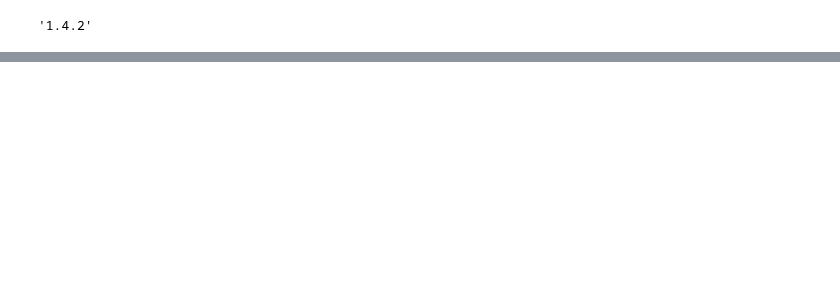
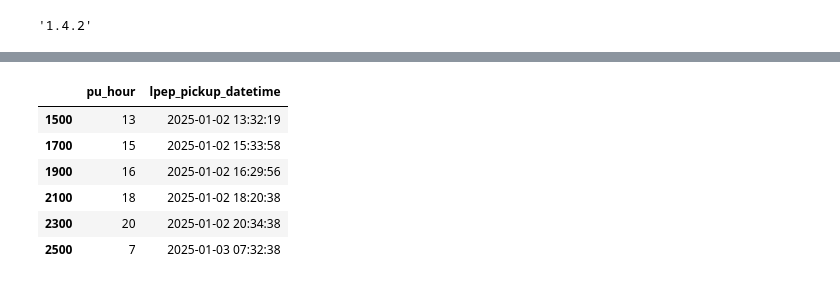
Before and after one commit to nateeatsrice/Taxi-Travel-Duration, a Jupyter notebook: 01-intro/EDA and Model Selection.ipynb, the cells around one changed output, grey strips where cells are left out. Cells and saved outputs as stored; diff of their text form; code cells hidden in the pictures; blank space fills up the shorter version.

```diff
--- a/01-intro/EDA and Model Selection.ipynb
+++ b/01-intro/EDA and Model Selection.ipynb
@@ -26 +51,12 @@ df.head()
+# %%
+# looks like it extracted the hour correctly
+df.loc[1500:2500:200,['pu_hour','lpep_pickup_datetime']]
+# %% [output]
+|  | pu_hour | lpep_pickup_datetime |
+| 1500 | 13 | 2025-01-02 13:32:19 |
+| 1700 | 15 | 2025-01-02 15:33:58 |
+| 1900 | 16 | 2025-01-02 16:29:56 |
+| 2100 | 18 | 2025-01-02 18:20:38 |
+| 2300 | 20 | 2025-01-02 20:34:38 |
+| 2500 | 7 | 2025-01-03 07:32:38 |
 # %%
```
Also changed, not shown: parts of 16 cells of this notebook.
